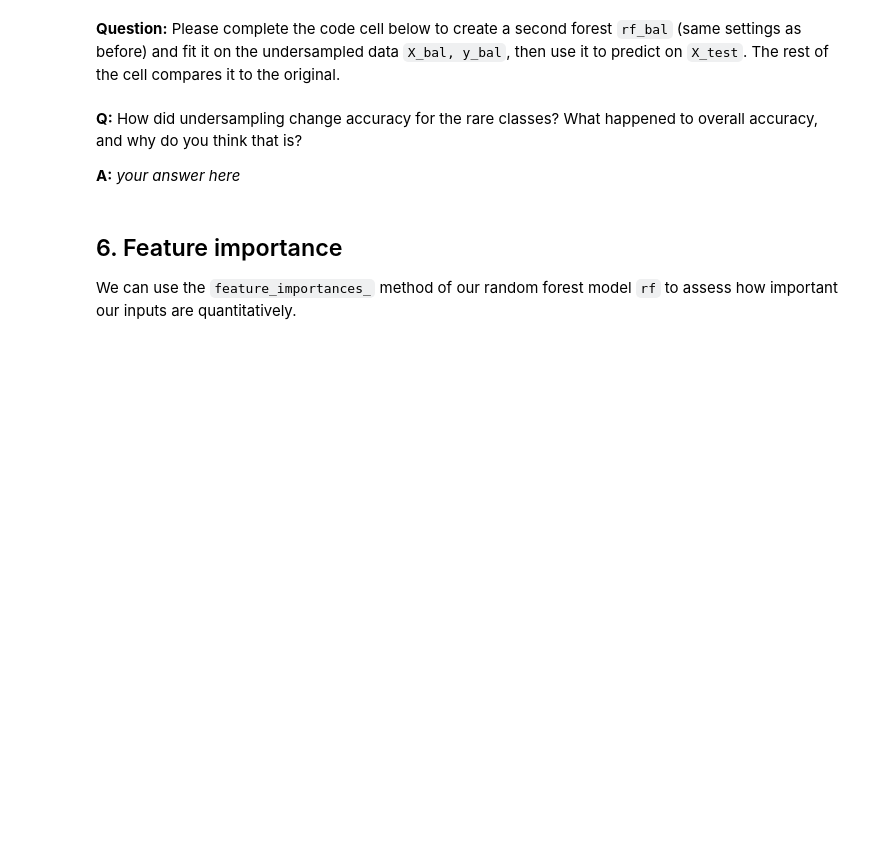
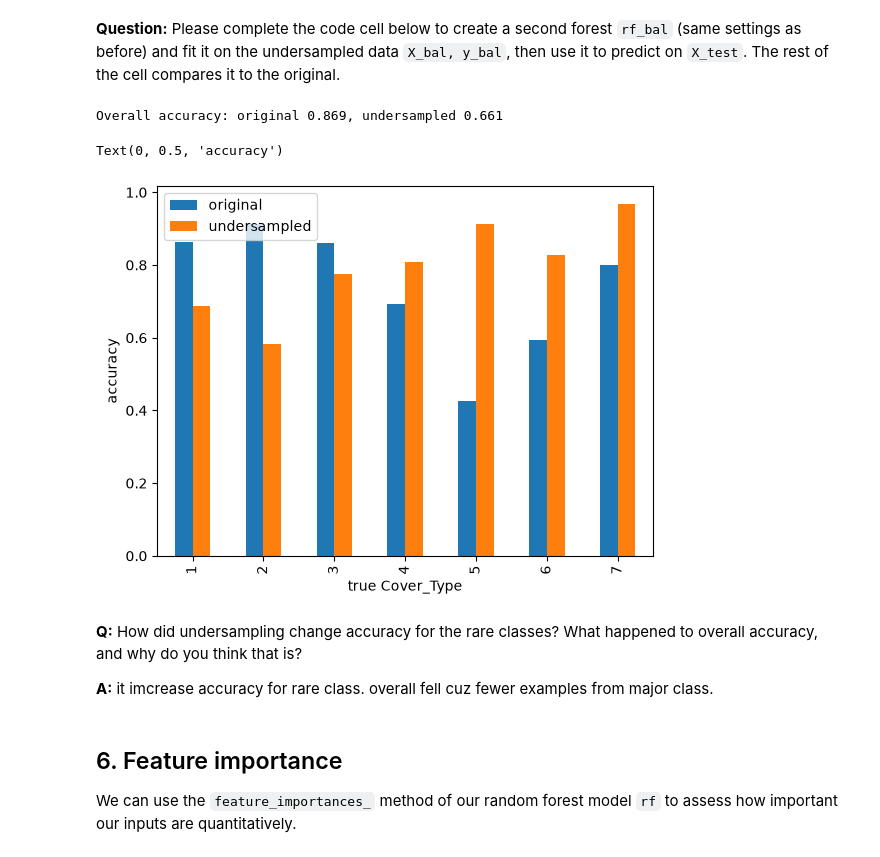
Before and after one commit to William-FJX/GEOL415, a Jupyter notebook: lab07/lab07.ipynb, the cells around one changed output. Cells and saved outputs as stored; diff of their text form; code cells hidden in the pictures; blank space fills up the shorter version.

```diff
--- a/lab07/lab07.ipynb
+++ b/lab07/lab07.ipynb
@@ -73,6 +94,6 @@ Training has two steps: **create** the model and choose its settings, then **fit
 # %% [markdown]
 **Coding question:** Please complete the code cell below to create a `RandomForestClassifier` (100 trees, `random_state=42`, `n_jobs=-1`) and fit it to the **training** data only.
 # %%
-rf = ____(n_estimators=____, random_state=42, n_jobs=-1)   # create the model: 100 trees
+rf = RandomForestClassifier(n_estimators=100, random_state=42, n_jobs=-1)   # create the model: 100 trees
 
-rf.____(X_train, y_train)                                   # fit it to the training data
+rf.fit(X_train, y_train)                                   # fit it to the training data
@@ -83,8 +106,8 @@ Let's see what our model results look like. Keep in mind we have a heavy class i
 # %% [markdown]
 **Question:** Please complete the code cell below to `predict` the cover type of every row in `X_test` (`y_pred`) and compute the accuracy, i.e. the fraction of predictions that match `y_test`.
 # %%
-y_pred = rf.____(X_test)               # predict the cover type of each test row
+y_pred = rf.predict(X_test)               # predict the cover type of each test row
 
 preds_equal_true = y_pred == y_test
-accuracy = (y_pred == ____).mean()     # compare predictions to the true test labels using the above.
+accuracy = (y_pred == y_test).mean()     # compare predictions to the true test labels using the above.
 print(f'Overall test accuracy: {accuracy:.3f}')
@@ -125,9 +155,9 @@ n_trees_list = [1, 5, 10, 25, 50, 100, 200]
 val_acc = []
 
 for n in n_trees_list:
-    model = RandomForestClassifier(n_estimators=____, random_state=42, n_jobs=-1)   # n trees on this pass
-    model.fit(____, ____)                                                           # fit on the smaller TRAIN split
-    val_acc.append(model.____(X_val, y_val))                                        # accuracy on the VALIDATION set
+    model = RandomForestClassifier(n_estimators=n, random_state=42, n_jobs=-1)   # n trees on this pass
+    model.fit(X_tr, y_tr)                                                           # fit on the smaller TRAIN split
+    val_acc.append(model.score(X_val, y_val))                                        # accuracy on the VALIDATION set
 # %%
 plt.plot(n_trees_list, val_acc, marker='o')
 plt.xscale('log')
@@ -140,11 +172,11 @@ plt.title('Validation accuracy vs. number of trees');
 
 NOTE: Use `np.argmax()` to get the index of the best-performing n_trees parameter from the `val_acc` array. HINT: a great way to learn about functions is to go to the package documentation website.
 # %%
-best_tree_index = int(np.argmax(____))
+best_tree_index = int(np.argmax(val_acc))
 best_n = n_trees_list[best_tree_index]
 print('Best number of trees:', best_n)
 
-rf_best = RandomForestClassifier(n_estimators=____, random_state=42, n_jobs=-1)
-rf_best.fit(____, ____)                                  # the FULL training set
+rf_best = RandomForestClassifier(n_estimators=best_n, random_state=42, n_jobs=-1)
+rf_best.fit(X_train, y_train)                                  # the FULL training set
 
 print(f'Test accuracy: {rf.score(X_test, y_test):.3f} (100 trees) vs {rf_best.score(X_test, y_test):.3f} ({best_n} trees)')
@@ -166,20 +211,25 @@ print(y_bal.value_counts().sort_index())
 # %% [markdown]
 **Question:** Please complete the code cell below to create a second forest `rf_bal` (same settings as before) and fit it on the undersampled data `X_bal, y_bal`, then use it to predict on `X_test`. The rest of the cell compares it to the original.
 # %%
-rf_bal = ____(n_estimators=100, random_state=42, n_jobs=-1)
-rf_bal.fit(____, ____)                                  # the undersampled training data
+rf_bal = RandomForestClassifier(n_estimators=100, random_state=42, n_jobs=-1)
+rf_bal.fit(X_bal, y_bal)                                  # the undersampled training data
 
-y_pred_bal = rf_bal.____(X_test)                        # predict on the (untouched) test set
+y_pred_bal = rf_bal.predict(X_test)                        # predict on the (untouched) test set
 print(f'Overall accuracy: original {(y_pred == y_test).mean():.3f}, undersampled {(y_pred_bal == y_test).mean():.3f}')
 
 # per-class accuracy, before vs after. Don't touch anything below!!
 acc = lambda p: pd.Series(p == y_test.values, index=y_test.index).groupby(y_test).mean()
 pd.DataFrame({'original': acc(y_pred), 'undersampled': acc(y_pred_bal)}).plot.bar()
-plt.xlabel('true Cover_Type'); plt.ylabel('accuracy');
+plt.xlabel('true Cover_Type')
+plt.ylabel('accuracy')
+# %% [output]
+Overall accuracy: original 0.869, undersampled 0.661
+Text(0, 0.5, 'accuracy')
+[figure, added]
 # %% [markdown]
 **Q:** How did undersampling change accuracy for the rare classes? What happened to overall accuracy, and why do you think that is?
 
-**A:** _your answer here_
+**A:** it imcrease accuracy for rare class. overall fell cuz fewer examples from major class.
 # %% [markdown]
 ## 6. Feature importance
 
```
Also changed, not shown: parts of 18 cells of this notebook.
